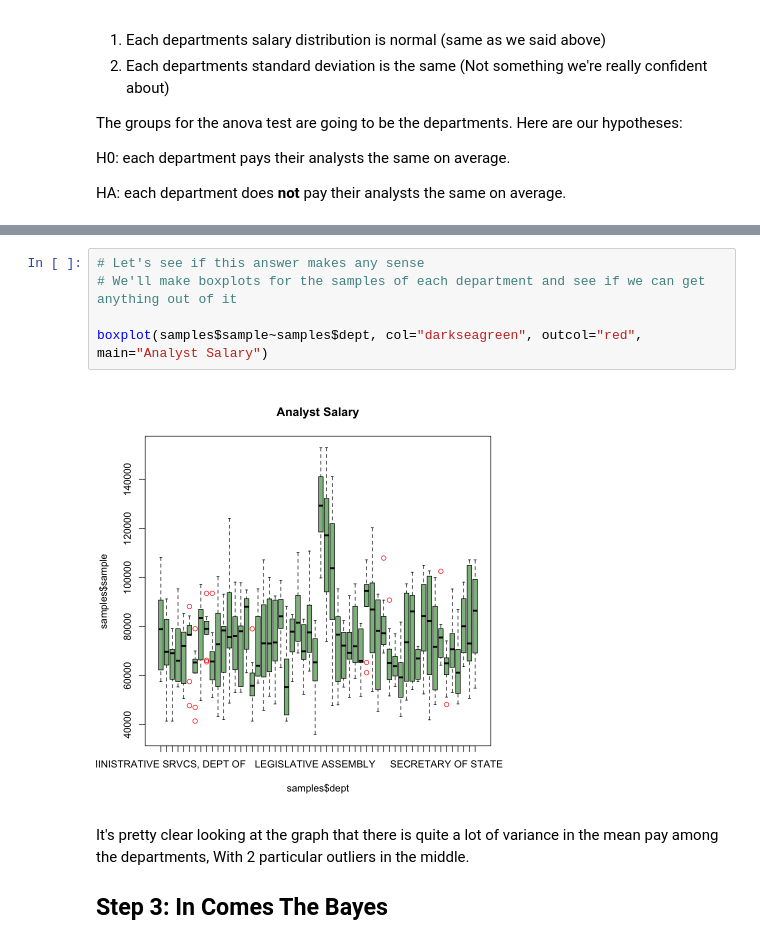
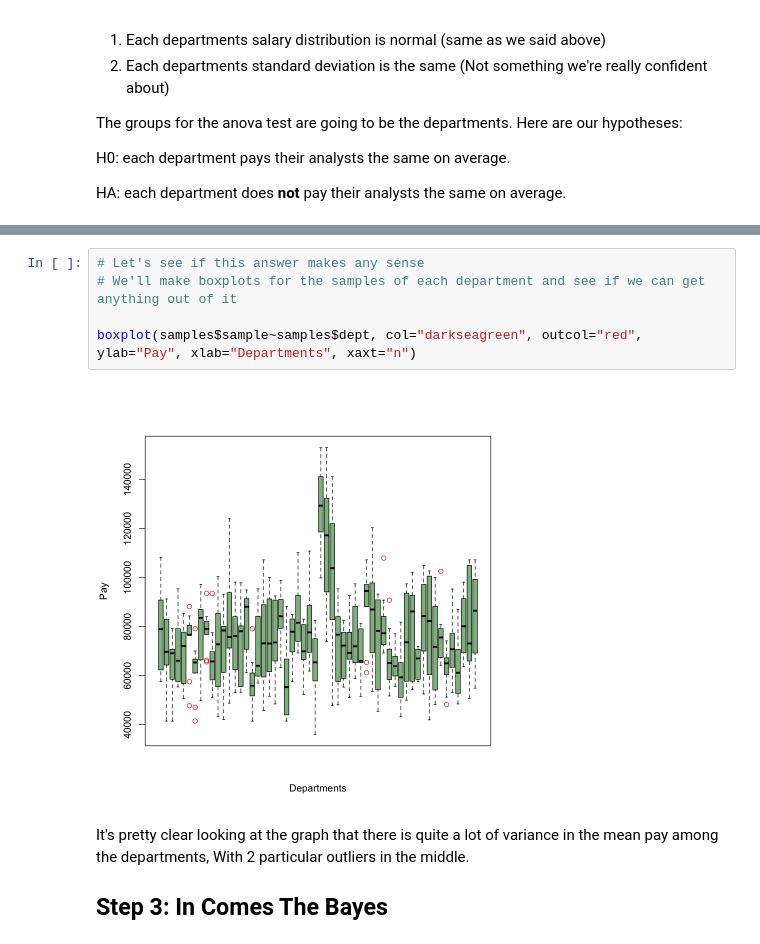
Before and after one commit to Laharah/ma255stats, a Jupyter notebook: Project.ipynb, the cells around one changed output, grey strips where cells are left out. Saved outputs shown, nothing was run; the diff lists cells and outputs as text.

```diff
--- a/Project.ipynb
+++ b/Project.ipynb
@@ -139,10 +144,10 @@ A anova: 2 × 5
 # %%
 # Let's see if this answer makes any sense
 # We'll make boxplots for the samples of each department and see if we can get anything out of it
 
-boxplot(samples$sample~samples$dept, col="darkseagreen", outcol="red", main="Analyst Salary")
+boxplot(samples$sample~samples$dept, col="darkseagreen", outcol="red", ylab="Pay", xlab="Departments", xaxt="n")
 # %% [output]
-[figure, old version]
+[figure, new version]
 # %% [markdown]
 It's pretty clear looking at the graph that there is quite a lot of variance in the mean pay among the departments, With 2 particular outliers in the middle.
 
```
Also changed, not shown: parts of 13 cells of this notebook, 23 other files.
